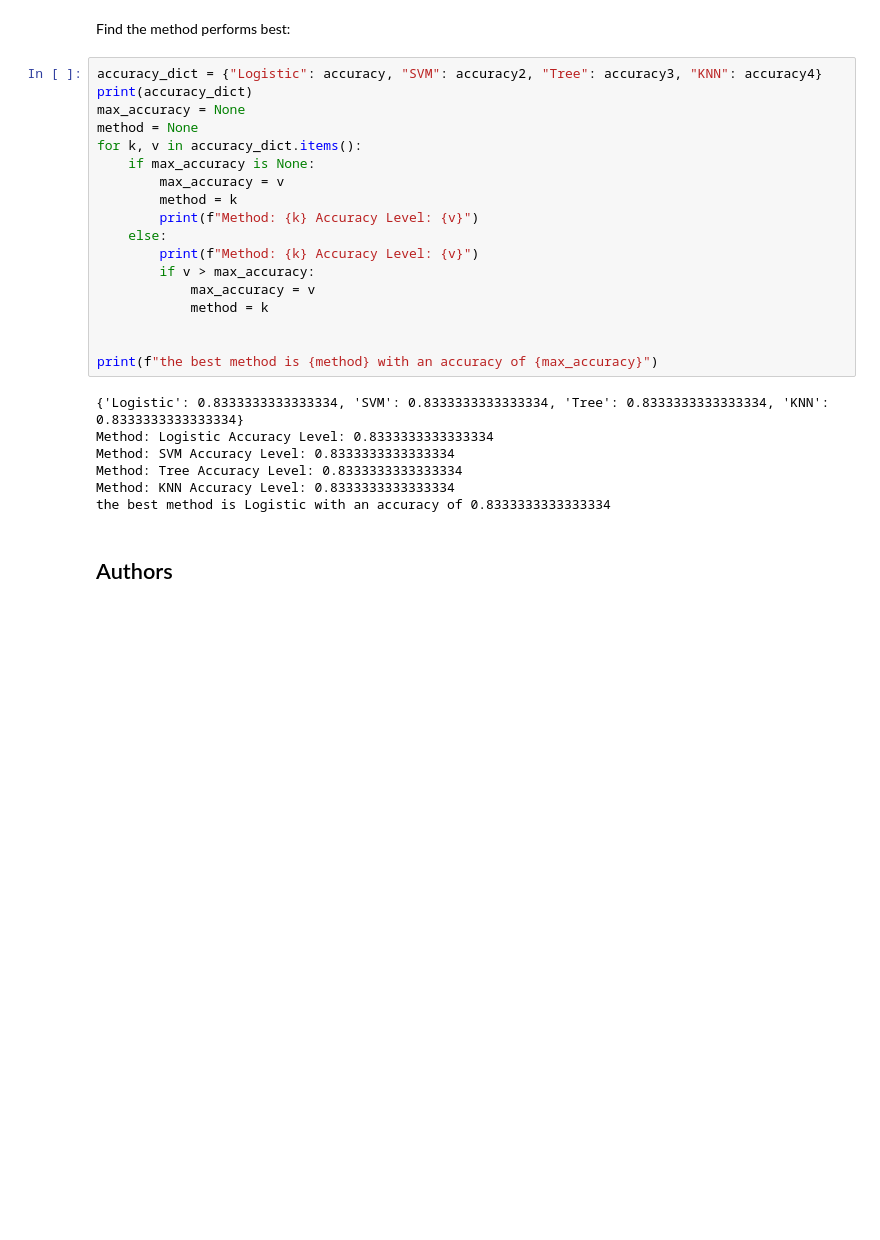
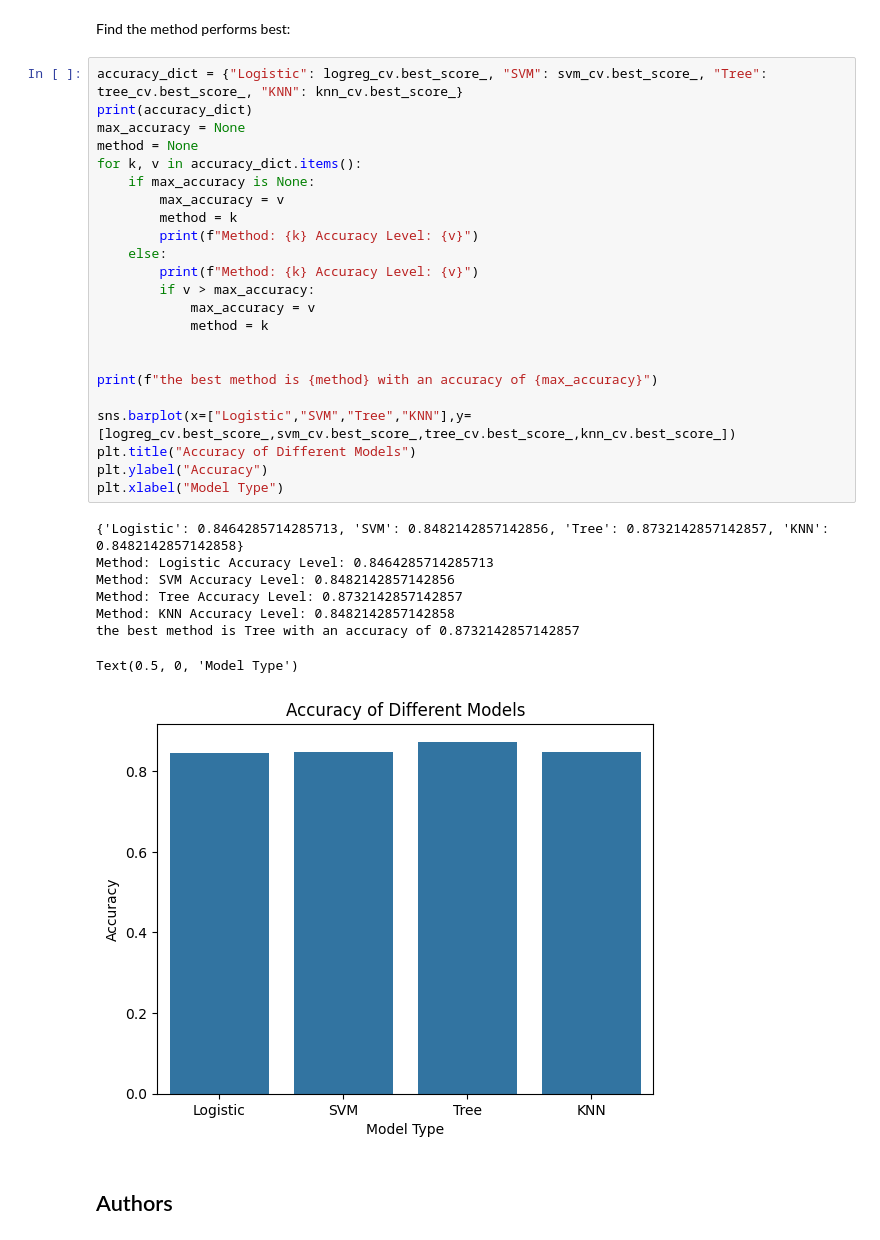
Before and after one commit to gmann300/ibm_ds_cap_final, a Jupyter notebook: SpaceX_Machine Learning Prediction_Part_5.ipynb, the cells around one changed output. Drawn from its saved outputs; the diff is of its cells as text; blank space fills up the shorter version.

```diff
--- a/SpaceX_Machine Learning Prediction_Part_5.ipynb
+++ b/SpaceX_Machine Learning Prediction_Part_5.ipynb
@@ -370,30 +378,37 @@ plot_confusion_matrix(Y_test,yhat)
 # %% [markdown]
 Find the method performs best:
 # %%
-accuracy_dict = {"Logistic": accuracy, "SVM": accuracy2, "Tree": accuracy3, "KNN": accuracy4}
+accuracy_dict = {"Logistic": logreg_cv.best_score_, "SVM": svm_cv.best_score_, "Tree": tree_cv.best_score_, "KNN": knn_cv.best_score_}
 print(accuracy_dict)
 max_accuracy = None
 method = None
 for k, v in accuracy_dict.items():
     if max_accuracy is None:
         max_accuracy = v
         method = k
         print(f"Method: {k} Accuracy Level: {v}")
     else:
         print(f"Method: {k} Accuracy Level: {v}")
         if v > max_accuracy:
             max_accuracy = v
             method = k
 
 
 print(f"the best method is {method} with an accuracy of {max_accuracy}")
+
+sns.barplot(x=["Logistic","SVM","Tree","KNN"],y=[logreg_cv.best_score_,svm_cv.best_score_,tree_cv.best_score_,knn_cv.best_score_])
+plt.title("Accuracy of Different Models")
+plt.ylabel("Accuracy")
+plt.xlabel("Model Type")
 # %% [output]
-{'Logistic': 0.8333333333333334, 'SVM': 0.8333333333333334, 'Tree': 0.8333333333333334, 'KNN': 0.8333333333333334}
-Method: Logistic Accuracy Level: 0.8333333333333334
-Method: SVM Accuracy Level: 0.8333333333333334
-Method: Tree Accuracy Level: 0.8333333333333334
-Method: KNN Accuracy Level: 0.8333333333333334
-the best method is Logistic with an accuracy of 0.8333333333333334
+{'Logistic': 0.8464285714285713, 'SVM': 0.8482142857142856, 'Tree': 0.8732142857142857, 'KNN': 0.8482142857142858}
+Method: Logistic Accuracy Level: 0.8464285714285713
+Method: SVM Accuracy Level: 0.8482142857142856
+Method: Tree Accuracy Level: 0.8732142857142857
+Method: KNN Accuracy Level: 0.8482142857142858
+the best method is Tree with an accuracy of 0.8732142857142857
+Text(0.5, 0, 'Model Type')
+[figure, added]
 # %% [markdown]
 ## Authors
 # %% [markdown]
```
Also changed, not shown: parts of 3 cells of this notebook.
